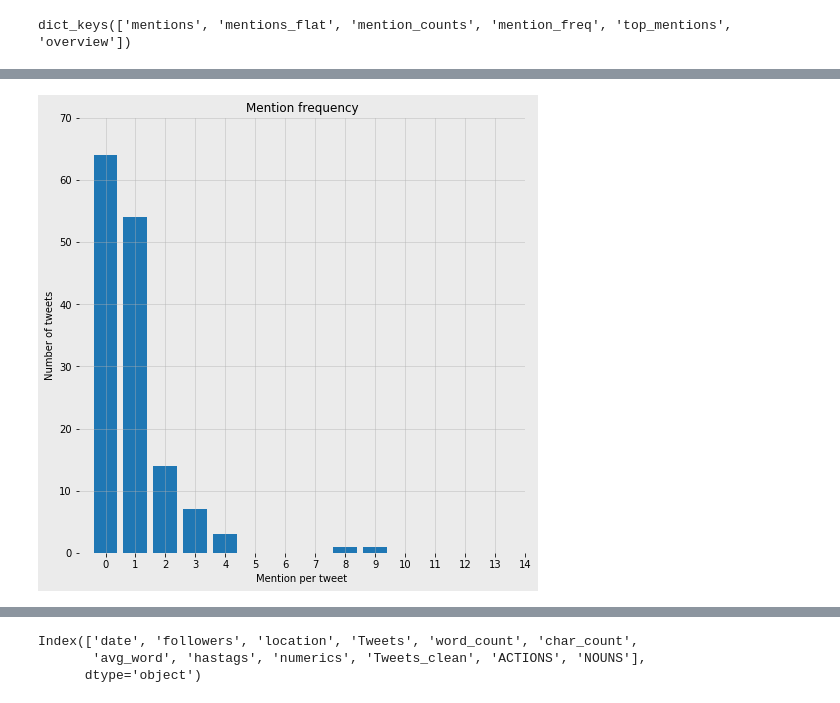
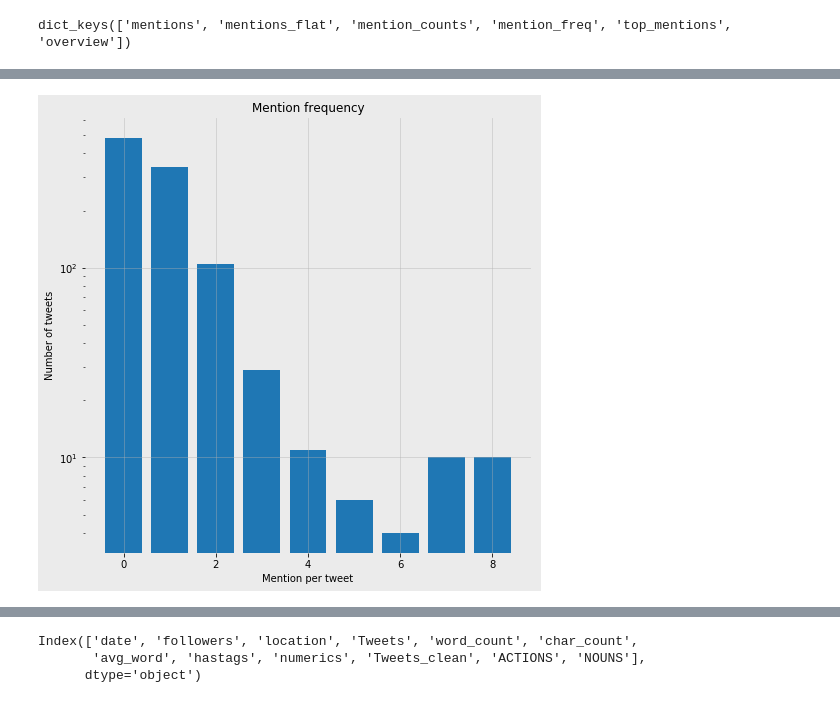
Before and after one commit to romellfudi/LimaTweets_NLP_TFIDF, a Jupyter notebook: Notebook.ipynb, the cells around one changed output, grey strips where cells are left out. Drawn from its saved outputs; the diff is of its cells as text; code cells hidden in the pictures.

```diff
--- a/Notebook.ipynb
+++ b/Notebook.ipynb
@@ -818,17 +876,16 @@ mention_summary['mention_freq'][:15]
 # %%
 plt.figure(facecolor='#ebebeb', figsize=(8, 8))
 plt.bar([x[0] for x in mention_summary['mention_freq'][:15]],
         [x[1] for x in mention_summary['mention_freq'][:15]])
 plt.title('Mention frequency')
 plt.xlabel('Mention per tweet')
 plt.ylabel('Number of tweets')
-plt.xticks(range(15))
-plt.yticks(range(0, 75, 10))
 plt.grid(alpha=0.5)
+plt.yscale('log')
 plt.gca().set_frame_on(False)
 plt.savefig('snapshot/Mention Frequency.png');
 # %% [output]
-[figure, old version]
+[figure, new version]
 # %%
 mention_summary['top_mentions'][:10]
 # %% [output]
```
Also changed, not shown: parts of 90 cells of this notebook, 11 other files.
